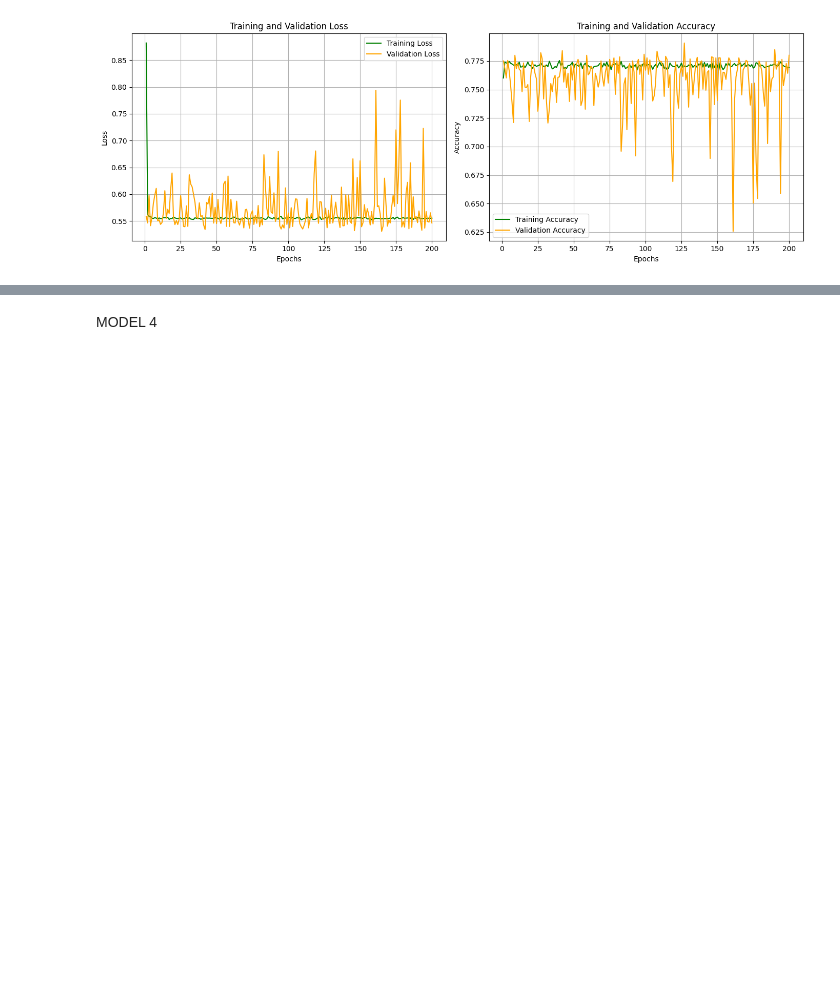
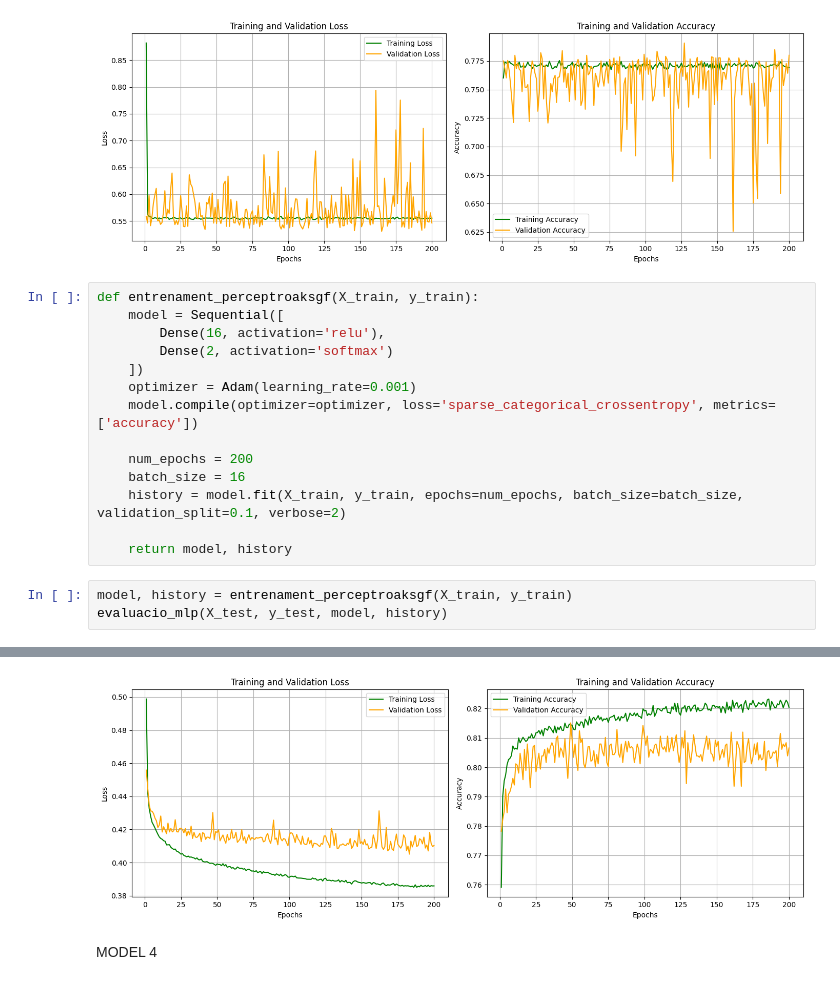
Before and after one commit to annacp04/Perceptro-multicapa, a Jupyter notebook: practica_xndl.ipynb, the cells around one changed output, grey strips where cells are left out. Drawn from its saved outputs; the diff is of its cells as text; blank space fills up the shorter version.

Commit message:
MOD perceptro multicapa

```diff
--- a/practica_xndl.ipynb
+++ b/practica_xndl.ipynb
@@ -1056,3 +1081,21 @@ Epoch 6/200
 Test Loss: 0.5481060147285461
 Test Accuracy: 0.7766348123550415
 [figure]
+# %%
+def entrenament_perceptroaksgf(X_train, y_train):
+    model = Sequential([
+        Dense(16, activation='relu'),
+        Dense(2, activation='softmax')
+    ])
+    optimizer = Adam(learning_rate=0.001)
+    model.compile(optimizer=optimizer, loss='sparse_categorical_crossentropy', metrics=['accuracy'])
+
+    num_epochs = 200
+    batch_size = 16
+    history = model.fit(X_train, y_train, epochs=num_epochs, batch_size=batch_size, validation_split=0.1, verbose=2)
+
+    return model, history
+# %%
+model, history = entrenament_perceptroaksgf(X_train, y_train)
+evaluacio_mlp(X_test, y_test, model, history)
+# %% [output]
@@ -1059,3 +1119,4 @@ Test Accuracy: 0.7766348123550415
+[figure, added]
 # %% [markdown]
 MODEL 4
 # %%
```
Also changed, not shown: parts of 10 cells of this notebook.
